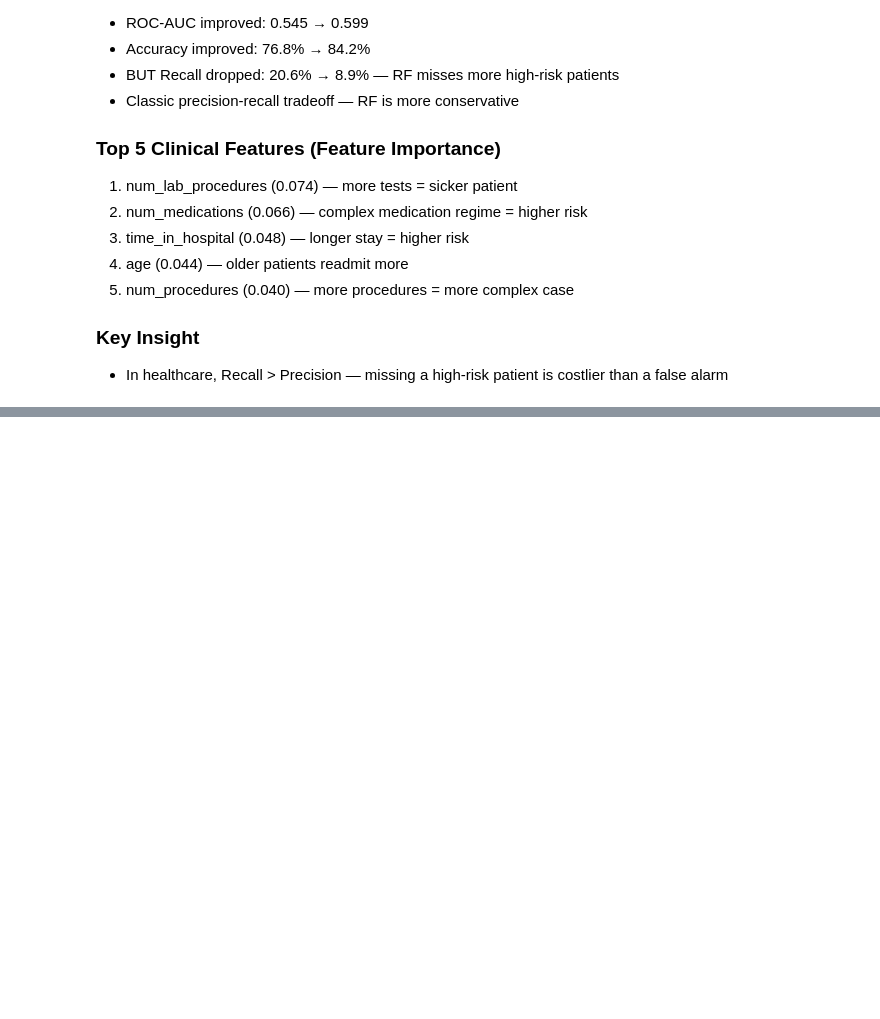
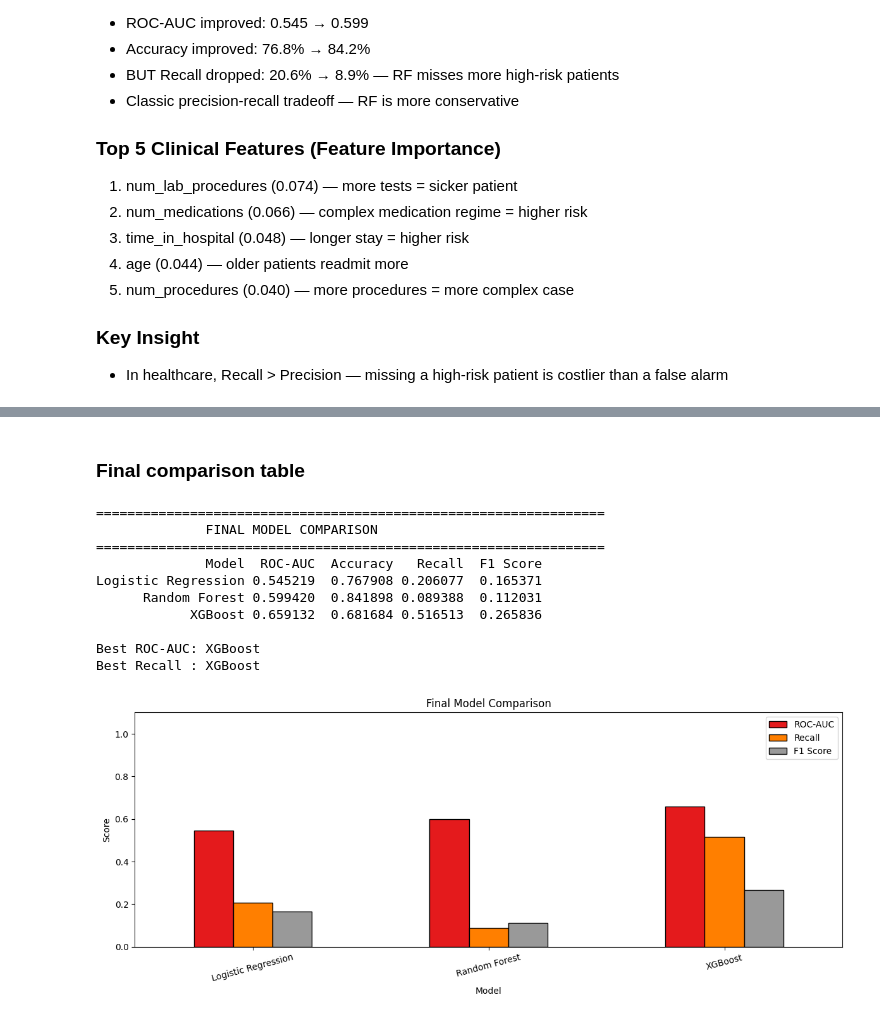
Before and after one commit to areebafarooqui0001/diabetes-readmission-prediction, a Jupyter notebook: 03_Model_Building.ipynb, the cells around one changed output, grey strips where cells are left out. Cells and saved outputs as stored; diff of their text form; code cells hidden in the pictures; blank space fills up the shorter version.

```diff
--- a/03_Model_Building.ipynb
+++ b/03_Model_Building.ipynb
@@ -391,0 +559,60 @@ Top 5 most important features:
+# %% [markdown]
+### Final comparison table
+# %%
+results = {
+    "Model": ["Logistic Regression", "Random Forest", "XGBoost"],
+    "ROC-AUC": [
+        roc_auc_score(y_test, y_prob_lr),
+        roc_auc_score(y_test, y_prob_rf),
+        roc_auc_score(y_test, y_prob_xgb),
+    ],
+    "Accuracy": [
+        accuracy_score(y_test, y_pred_lr),
+        accuracy_score(y_test, y_pred_rf),
+        accuracy_score(y_test, y_pred_xgb),
+    ],
+    "Recall": [
+        recall_score(y_test, y_pred_lr),
+        recall_score(y_test, y_pred_rf),
+        recall_score(y_test, y_pred_xgb),
+    ],
+    "F1 Score": [
+        f1_score(y_test, y_pred_lr),
+        f1_score(y_test, y_pred_rf),
+        f1_score(y_test, y_pred_xgb),
+    ],
+}
+
+df_results = pd.DataFrame(results)
+print("=" * 65)
+print("              FINAL MODEL COMPARISON")
+print("=" * 65)
+print(df_results.to_string(index=False))
+print()
+print(f"Best ROC-AUC: {df_results.loc[df_results['ROC-AUC'].idxmax(), 'Model']}")
+print(f"Best Recall : {df_results.loc[df_results['Recall'].idxmax(), 'Model']}")
+
+# Bar chart
+df_results.set_index("Model")[["ROC-AUC", "Recall", "F1 Score"]].plot(
+    kind="bar", figsize=(12, 5), colormap="Set1", edgecolor="black"
+)
+plt.title("Final Model Comparison")
+plt.ylabel("Score")
+plt.xticks(rotation=15)
+plt.ylim(0, 1.1)
+plt.legend(loc="upper right")
+plt.tight_layout()
+plt.savefig("images/final_model_comparison.png")
+plt.show()
+# %% [output]
+=================================================================
+              FINAL MODEL COMPARISON
+=================================================================
+              Model  ROC-AUC  Accuracy   Recall  F1 Score
+Logistic Regression 0.545219  0.767908 0.206077  0.165371
+      Random Forest 0.599420  0.841898 0.089388  0.112031
+            XGBoost 0.659132  0.681684 0.516513  0.265836
+
+Best ROC-AUC: XGBoost
+Best Recall : XGBoost
+[figure, added]
```
Also changed, not shown: parts of 12 cells of this notebook, 5 other files.
